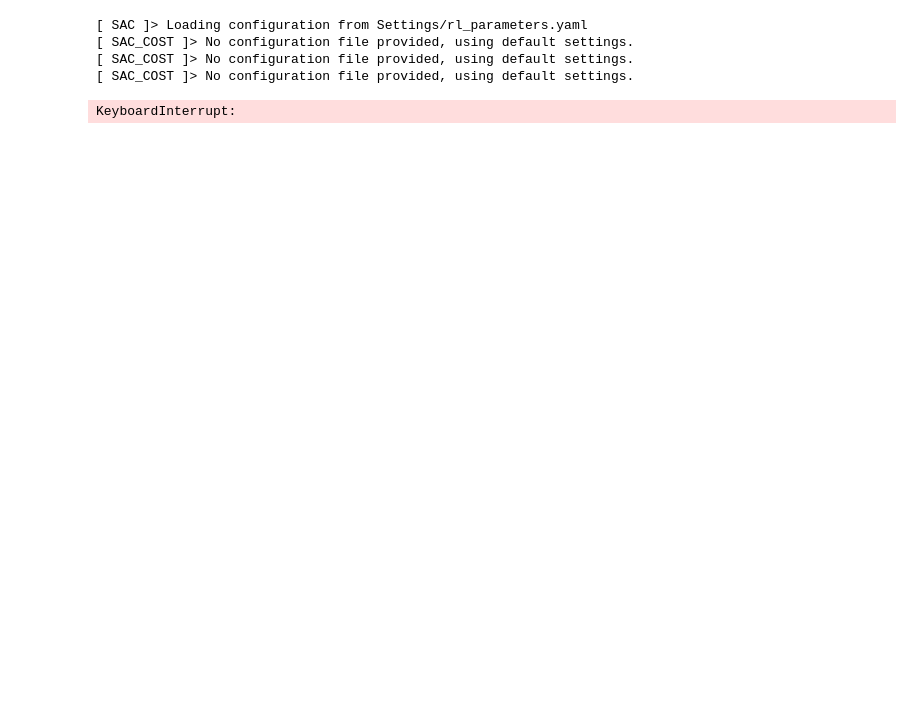
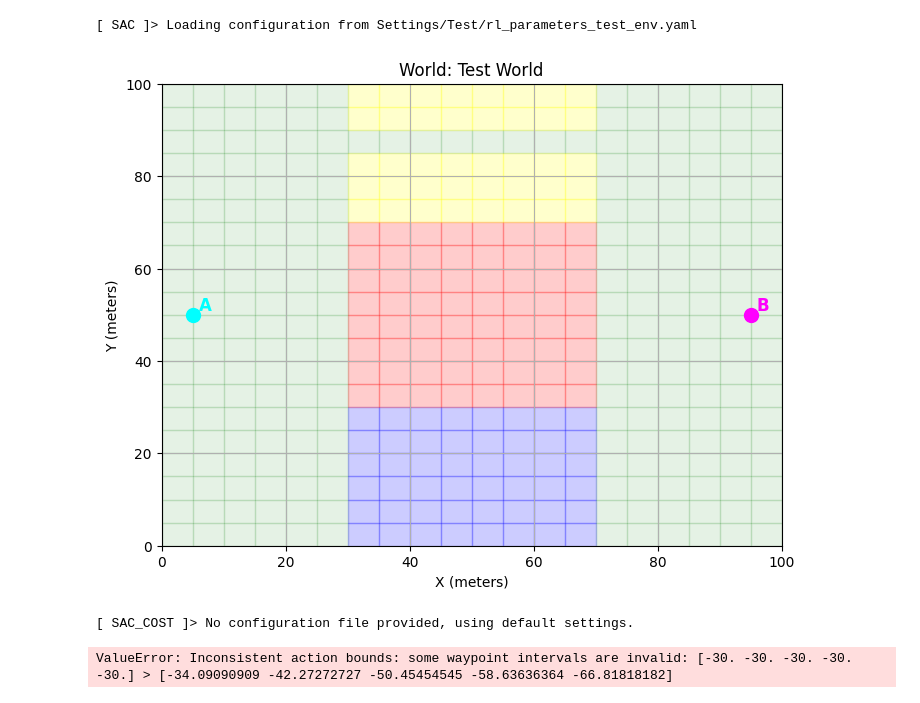
Before and after one commit to andrea-vaiuso/Advanced-Drone-Trajectory-Optimization, a Jupyter notebook: start_RL.ipynb, the cells around one changed output. Cells and saved outputs as stored; diff of their text form; code cells hidden in the pictures; blank space fills up the shorter version.

Commit message:
Added simple test case

```diff
--- a/start_RL.ipynb
+++ b/start_RL.ipynb
@@ -24,14 +24,17 @@ waypoints_manual = [{
 }
 ]
 # %%
-trainer = SACTrajectoryTrainer("Settings/rl_parameters.yaml",
+trainer = SACTrajectoryTrainer("Settings/Test/rl_parameters_test_env.yaml",
                                verbose=True,
-                               specific_waypoints=waypoints_manual,
+                               # specific_waypoints=waypoints_manual,
                                run_zero_waypoint_episode=True)
-trainer.start_optimization()
+trainer.simulation_object.world.plot_world_from_top(A=trainer.start_point,
+                                                    B=trainer.end_point)
 # %% [output]
-[ SAC ]> Loading configuration from Settings/rl_parameters.yaml
-[ SAC_COST ]> No configuration file provided, using default settings.
-[ SAC_COST ]> No configuration file provided, using default settings.
-[ SAC_COST ]> No configuration file provided, using default settings.
+[ SAC ]> Loading configuration from Settings/Test/rl_parameters_test_env.yaml
-KeyboardInterrupt:
+[figure, added]
+# %%
+trainer.start_optimization()
+# %% [output]
+[ SAC_COST ]> No configuration file provided, using default settings.
+ValueError: Inconsistent action bounds: some waypoint intervals are invalid: [-30. -30. -30. -30. -30.] > [-34.09090909 -42.27272727 -50.45454545 -58.63636364 -66.81818182]
```
Also changed, not shown: parts of 2 cells of this notebook, 12 other files.
